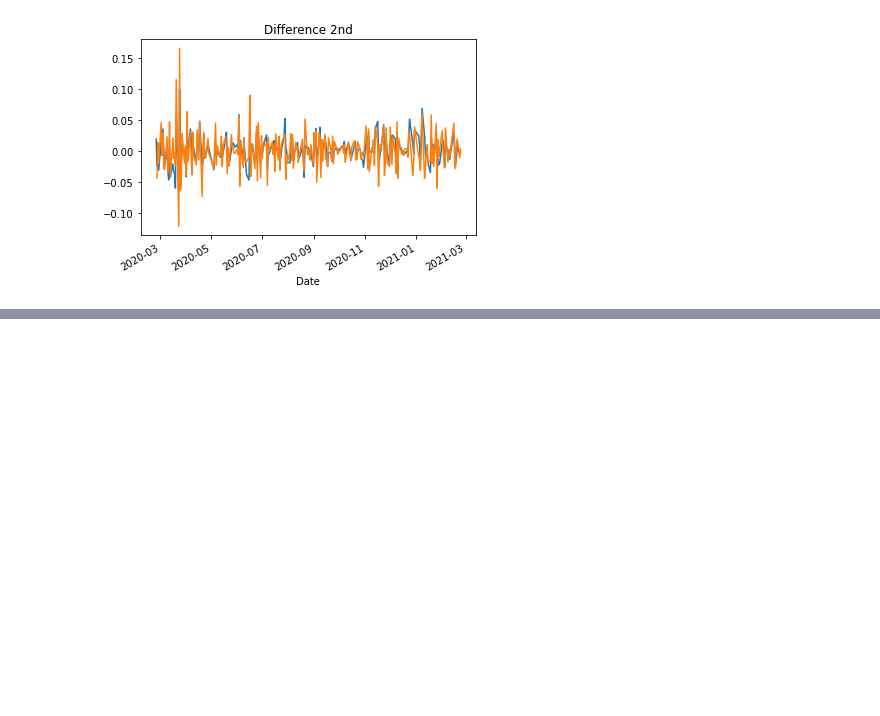
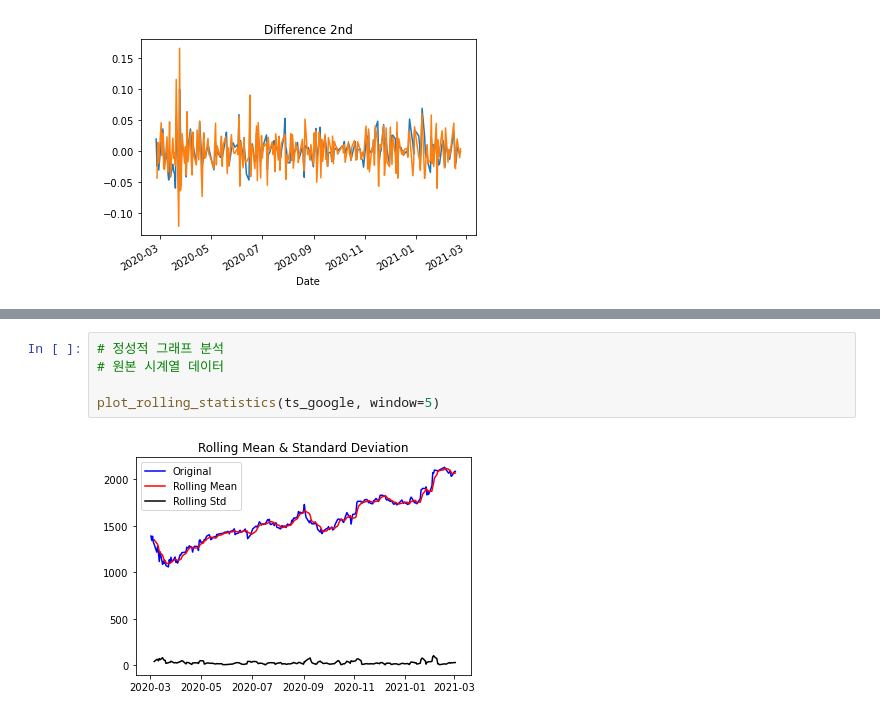
Before and after one commit to doutoury/stock_prediction, a Jupyter notebook: stock_prediction_01.ipynb, the cells around one changed output, grey strips where cells are left out. Drawn from its saved outputs; the diff is of its cells as text; blank space fills up the shorter version.

```diff
--- a/stock_prediction_01.ipynb
+++ b/stock_prediction_01.ipynb
@@ -453,0 +541,7 @@ MAPE: 7.25%
+# %%
+# 정성적 그래프 분석
+# 원본 시계열 데이터
+
+plot_rolling_statistics(ts_google, window=5)
+# %% [output]
+[figure, added]
```
Also changed, not shown: parts of 94 cells of this notebook.
